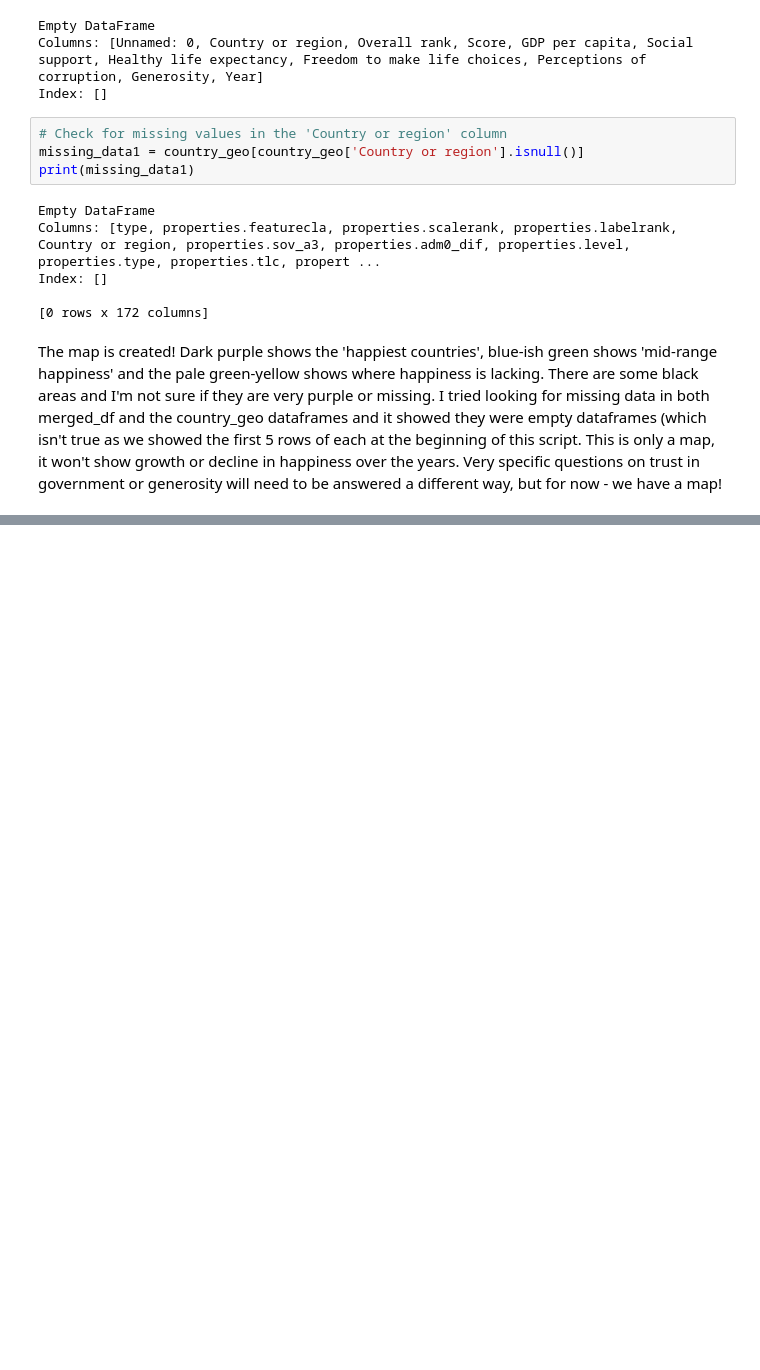
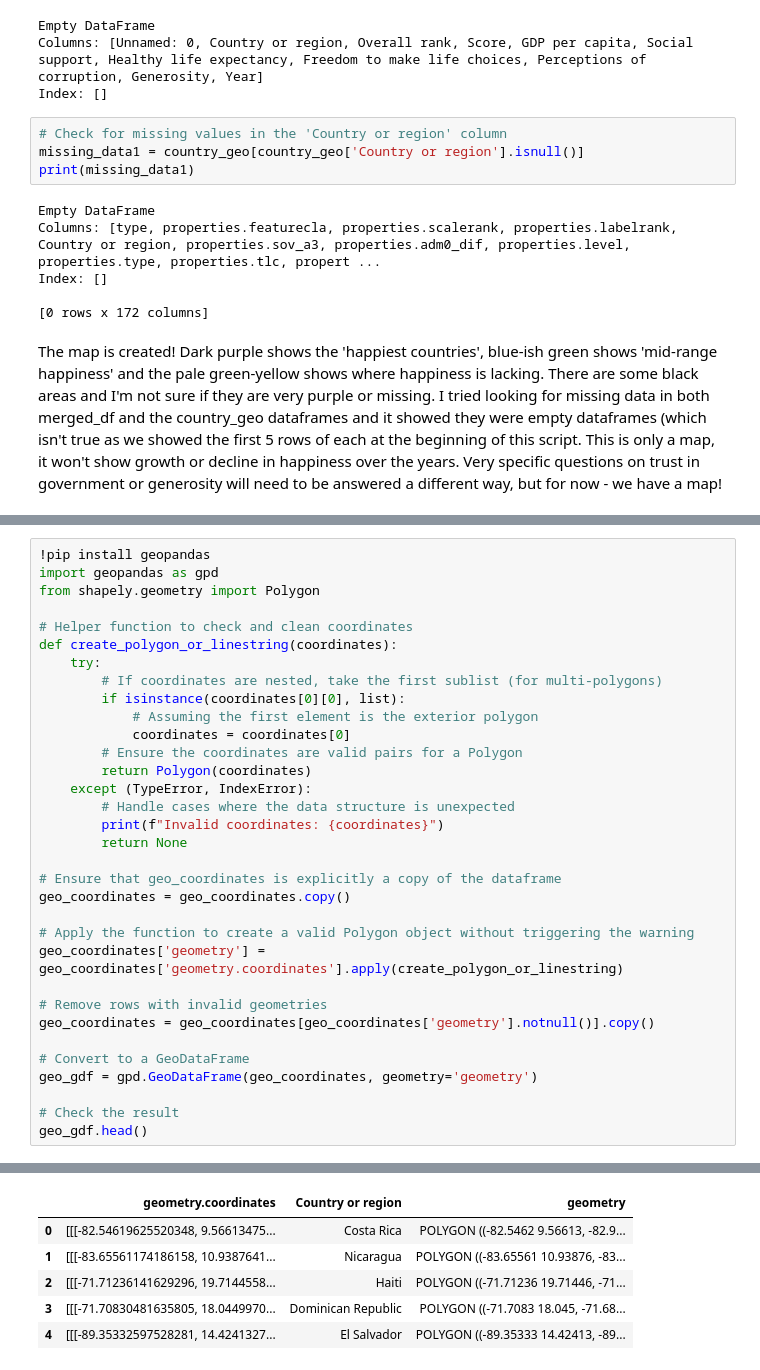
Before and after one commit to Melanie345/World-Happiness-Report-2015---2019, a Jupyter notebook: 03 Scripts/TASK 6.3 Geographical Visualizations with Python.ipynb, the cells around one changed output, grey strips where cells are left out. Cells and saved outputs as stored; diff of their text form; blank space fills up the shorter version.

```diff
--- a/03 Scripts/TASK 6.3 Geographical Visualizations with Python.ipynb
+++ b/03 Scripts/TASK 6.3 Geographical Visualizations with Python.ipynb
@@ -154,0 +177,34 @@ This is only a map, it won't show growth or decline in happiness over the years.
+# %%
+!pip install geopandas
+import geopandas as gpd
+from shapely.geometry import Polygon
+
+# Helper function to check and clean coordinates
+def create_polygon_or_linestring(coordinates):
+    try:
+        # If coordinates are nested, take the first sublist (for multi-polygons)
+        if isinstance(coordinates[0][0], list):
+            # Assuming the first element is the exterior polygon
+            coordinates = coordinates[0]
+        # Ensure the coordinates are valid pairs for a Polygon
+        return Polygon(coordinates)
+    except (TypeError, IndexError):
+        # Handle cases where the data structure is unexpected
+        print(f"Invalid coordinates: {coordinates}")
+        return None
+
+# Ensure that geo_coordinates is explicitly a copy of the dataframe
+geo_coordinates = geo_coordinates.copy()
+
+# Apply the function to create a valid Polygon object without triggering the warning
+geo_coordinates['geometry'] = geo_coordinates['geometry.coordinates'].apply(create_polygon_or_linestring)
+
+# Remove rows with invalid geometries
+geo_coordinates = geo_coordinates[geo_coordinates['geometry'].notnull()].copy()
+
+# Convert to a GeoDataFrame
+geo_gdf = gpd.GeoDataFrame(geo_coordinates, geometry='geometry')
+
+# Check the result
+geo_gdf.head()
+# %% [output]
@@ -154,0 +223,6 @@ This is only a map, it won't show growth or decline in happiness over the years.
+|  | geometry.coordinates | Country or region | geometry |
+| 0 | [[[-82.54619625520348, 9.56613475... | Costa Rica | POLYGON ((-82.5462 9.56613, -82.9... |
+| 1 | [[[-83.65561174186158, 10.9387641... | Nicaragua | POLYGON ((-83.65561 10.93876, -83... |
+| 2 | [[[-71.71236141629296, 19.7144558... | Haiti | POLYGON ((-71.71236 19.71446, -71... |
+| 3 | [[[-71.70830481635805, 18.0449970... | Dominican Republic | POLYGON ((-71.7083 18.045, -71.68... |
+| 4 | [[[-89.35332597528281, 14.4241327... | El Salvador | POLYGON ((-89.35333 14.42413, -89... |
```
Also changed, not shown: parts of 7 cells of this notebook, 7 other files.
